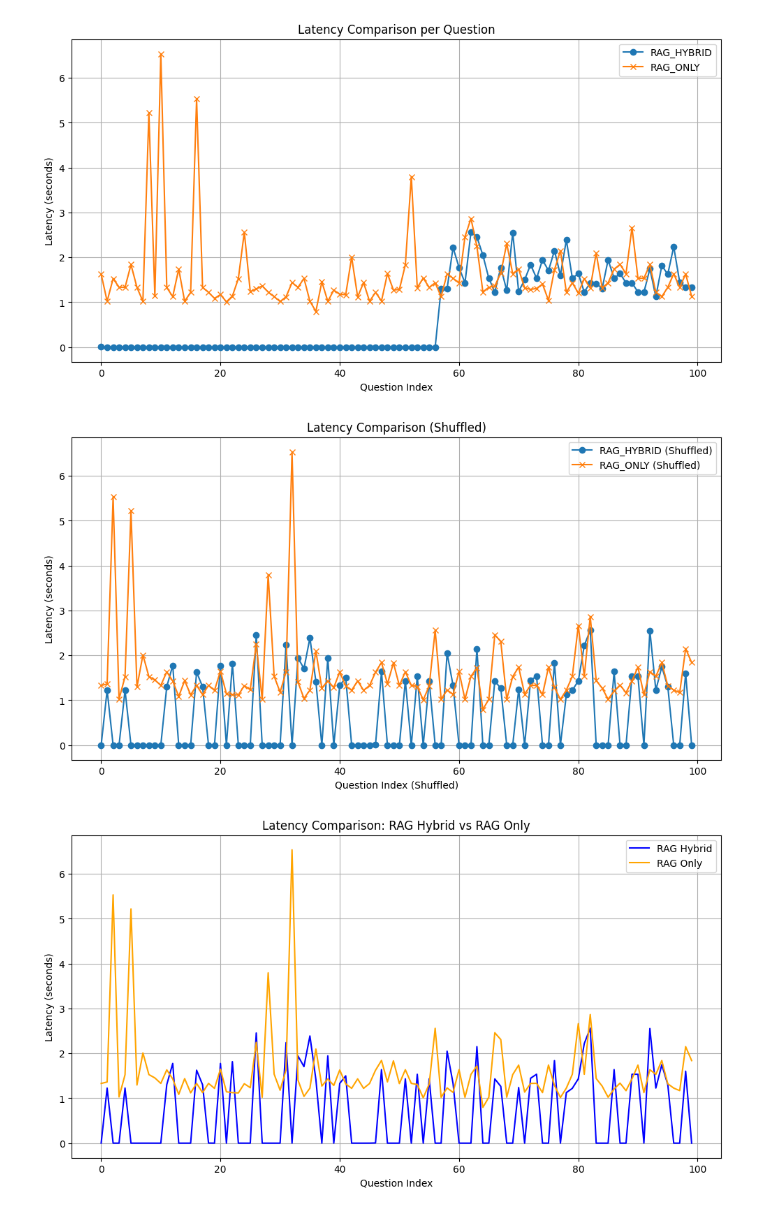
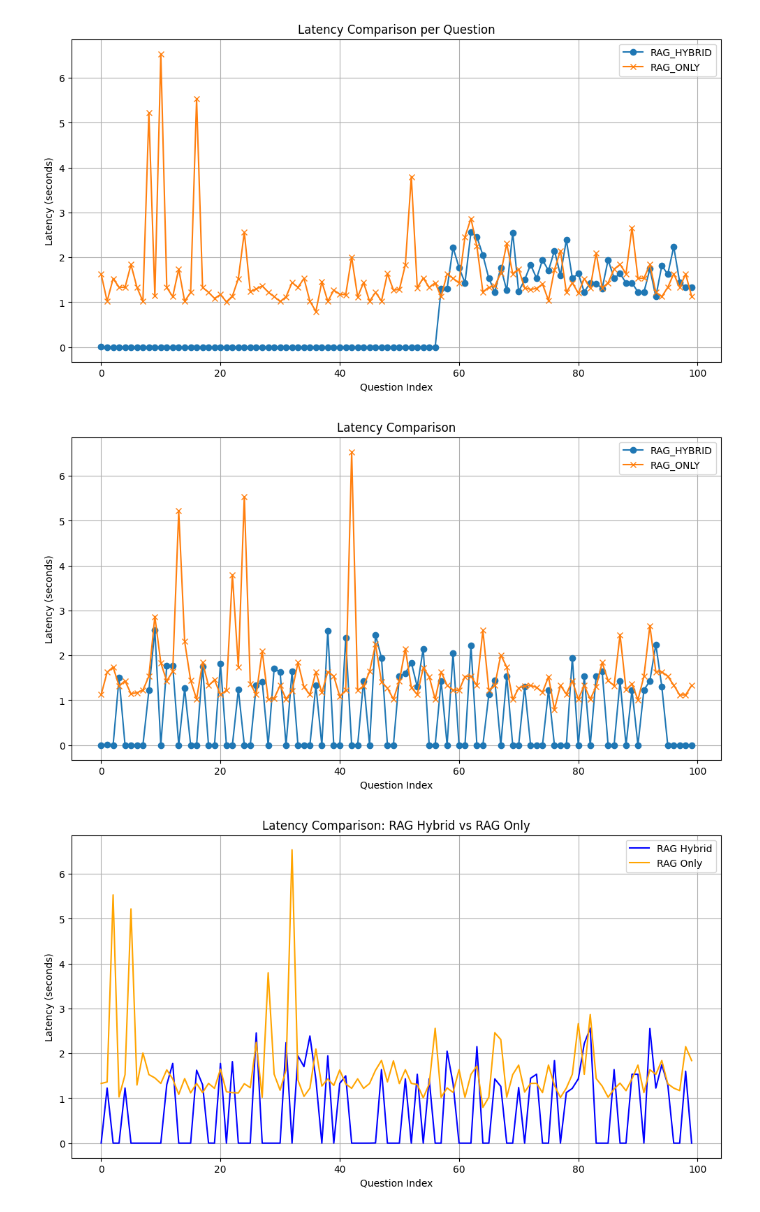
Before and after one commit to kabirolawore/optimized_rag, a Jupyter notebook: latency.ipynb, the cells around one changed output. Saved outputs shown, nothing was run; the diff lists cells and outputs as text; code cells hidden in the pictures.

```diff
--- a/latency.ipynb
+++ b/latency.ipynb
@@ -413,32 +413,32 @@ plt.show()
 # %%
 # Ensure both lists have the same length
 assert len(RAG_HYBRID) == len(RAG_ONLY), "Both datasets must have the same number of elements."
 
 # Generate a random permutation index
 random_indices = np.random.permutation(len(RAG_HYBRID))
 
 # Shuffle both lists using the same random indices
 RAG_HYBRID_shuffled = [RAG_HYBRID[i] for i in random_indices]
 RAG_ONLY_shuffled = [RAG_ONLY[i] for i in random_indices]
 
 # Combine into a DataFrame for visualization
 data = pd.DataFrame({
     'RAG_HYBRID': RAG_HYBRID_shuffled,
     'RAG_ONLY': RAG_ONLY_shuffled
 })
 
 # Visualize the shuffled data (optional example plot)
 plt.figure(figsize=(12, 6))
-plt.plot(data['RAG_HYBRID'], label='RAG_HYBRID (Shuffled)', marker='o')
-plt.plot(data['RAG_ONLY'], label='RAG_ONLY (Shuffled)', marker='x')
-plt.title('Latency Comparison (Shuffled)')
-plt.xlabel('Question Index (Shuffled)')
+plt.plot(data['RAG_HYBRID'], label='RAG_HYBRID', marker='o')
+plt.plot(data['RAG_ONLY'], label='RAG_ONLY', marker='x')
+plt.title('Latency Comparison')
+plt.xlabel('Question Index')
 plt.ylabel('Latency (seconds)')
 plt.legend()
 plt.grid()
 plt.show()
 # %% [output]
-[figure, old version]
+[figure, new version]
 # %%
 import matplotlib.pyplot as plt
 import seaborn as sns
```
Also changed, not shown: parts of 5 cells of this notebook, 3 other files.
